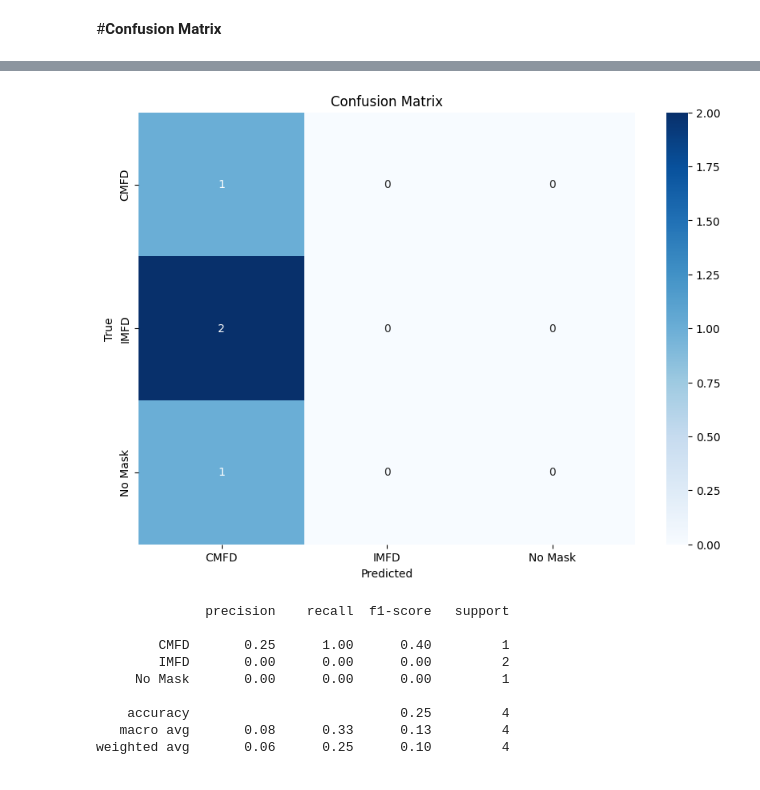
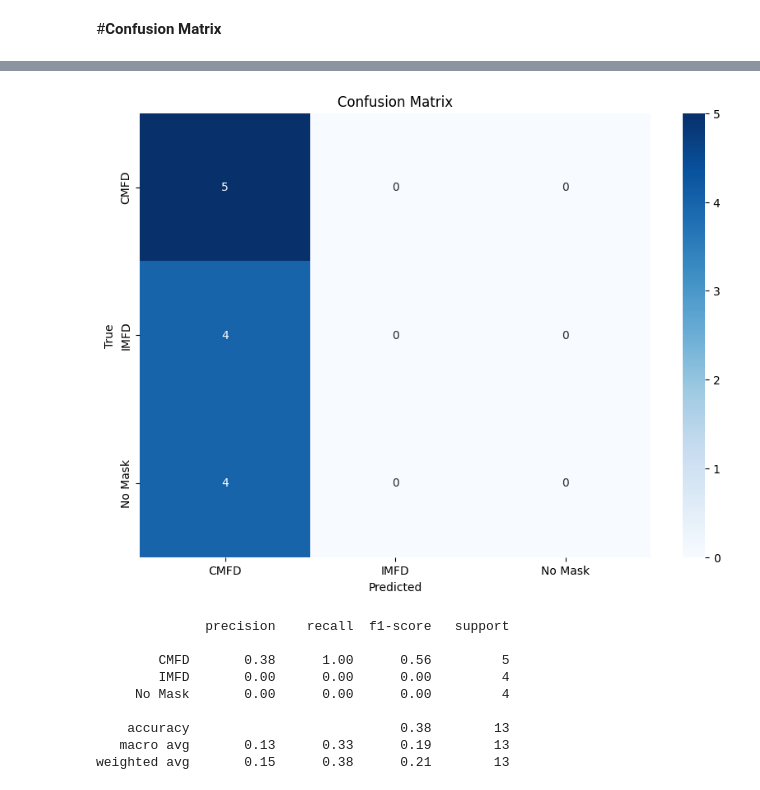
Before and after one commit to sivask01/CMPE-255-01, a Jupyter notebook: 255_RF.ipynb, the cells around one changed output, grey strips where cells are left out. Drawn from its saved outputs; the diff is of its cells as text; code cells hidden in the pictures.

```diff
--- a/255_RF.ipynb
+++ b/255_RF.ipynb
@@ -66,7 +66,22 @@ train = tf.keras.utils.image_dataset_from_directory(
     label_mode="int",
     shuffle=False,
     batch_size=1000,
-    image_size=image_size
+    image_size=image_size,
+    validation_split=0.2,
+    subset="training",
+    seed=123
 )
+
+test = tf.keras.utils.image_dataset_from_directory(
+    dataset_path,
+    labels="inferred",
+    label_mode="int",
+    shuffle=False,
+    batch_size=1000,
+    image_size=image_size,
+    validation_split=0.2,
+    subset="validation",
+    seed=123
+)
 # %% [output]
 Found 2887 files belonging to 3 classes.
@@ -80,7 +98,7 @@ model = tf.keras.Sequential([
   tfdf.keras.RandomForestModel(verbose=2)
 ])
 
-model.compile(optimizer='adam', loss='categorical_crossentropy', metrics=['accuracy'])
+model.compile(optimizer='adam', loss='kl_divergence', metrics=['accuracy'])
 # Train the model.
 model.fit(train)
 # %% [output]
@@ -154,7 +181,7 @@ for img_path in test_image_paths:
     predictions.extend(predicted_class)
 
 # True labels (you need to provide this based on your knowledge of the data)
-true_labels = [0,2,1,1]  # Replace with the actual labels, like [0, 0, 1, 2, ...]
+true_labels = [0,2,1,1,2,0,0,0,0,1,1,2,2]  # Replace with the actual labels, like [0, 0, 1, 2, ...]
 
 # Generating the confusion matrix
 conf_matrix = confusion_matrix(true_labels, predictions)
@@ -179,10 +215,10 @@ print(classification_report(true_labels, predictions, target_names=['CMFD', 'IMF
-[figure, old version]
+[figure, new version]
               precision    recall  f1-score   support
 
-        CMFD       0.25      1.00      0.40         1
-        IMFD       0.00      0.00      0.00         2
-     No Mask       0.00      0.00      0.00         1
+        CMFD       0.38      1.00      0.56         5
+        IMFD       0.00      0.00      0.00         4
+     No Mask       0.00      0.00      0.00         4
 
-    accuracy                           0.25         4
-   macro avg       0.08      0.33      0.13         4
-weighted avg       0.06      0.25      0.10         4
+    accuracy                           0.38        13
+   macro avg       0.13      0.33      0.19        13
+weighted avg       0.15      0.38      0.21        13
```
Also changed, not shown: parts of 5 cells of this notebook.
